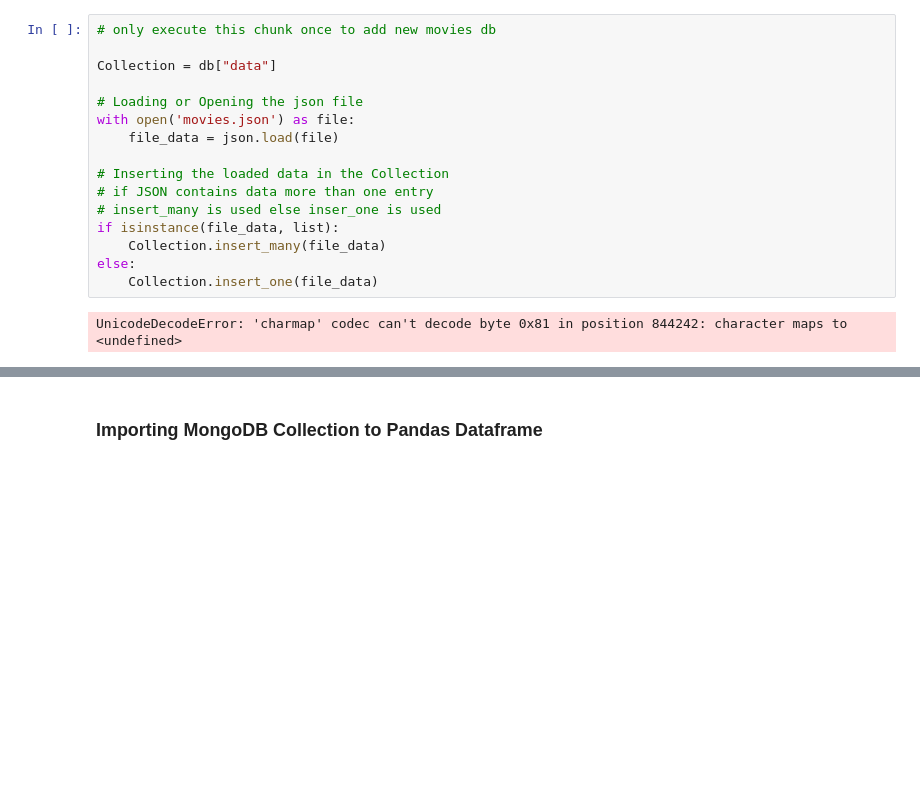
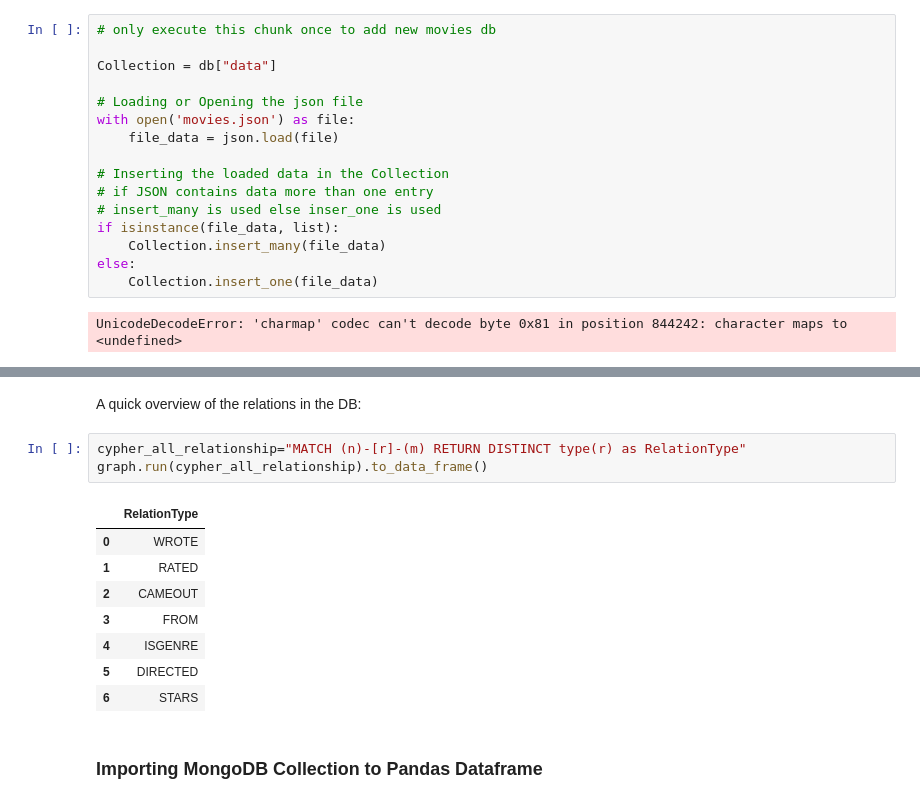
Before and after one commit to wi20b089/bdinf, a Jupyter notebook: Movies/movies-notebook.ipynb, the cells around one changed output, grey strips where cells are left out. Saved outputs shown, nothing was run; the diff lists cells and outputs as text; blank space fills up the shorter version.

```diff
--- a/Movies/movies-notebook.ipynb
+++ b/Movies/movies-notebook.ipynb
@@ -45,3 +72,17 @@ db.data.find()[0]
+# %% [markdown]
+A quick overview of the relations in the DB:
+# %%
+cypher_all_relationship="MATCH (n)-[r]-(m) RETURN DISTINCT type(r) as RelationType"
+graph.run(cypher_all_relationship).to_data_frame()
+# %% [output]
+|  | RelationType |
+| 0 | WROTE |
+| 1 | RATED |
+| 2 | CAMEOUT |
+| 3 | FROM |
+| 4 | ISGENRE |
+| 5 | DIRECTED |
+| 6 | STARS |
 # %% [markdown]
 ### Importing MongoDB Collection to Pandas Dataframe
 # %%
```
Also changed, not shown: parts of 26 cells of this notebook.
